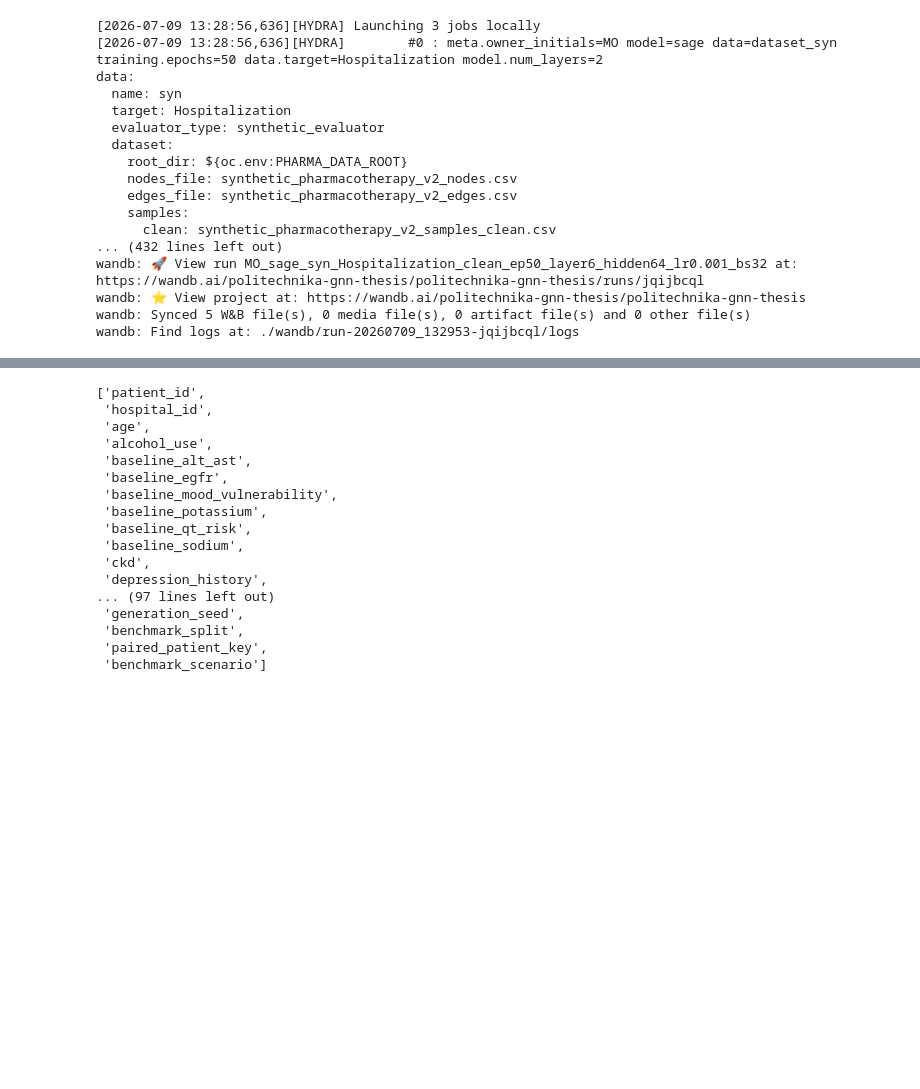
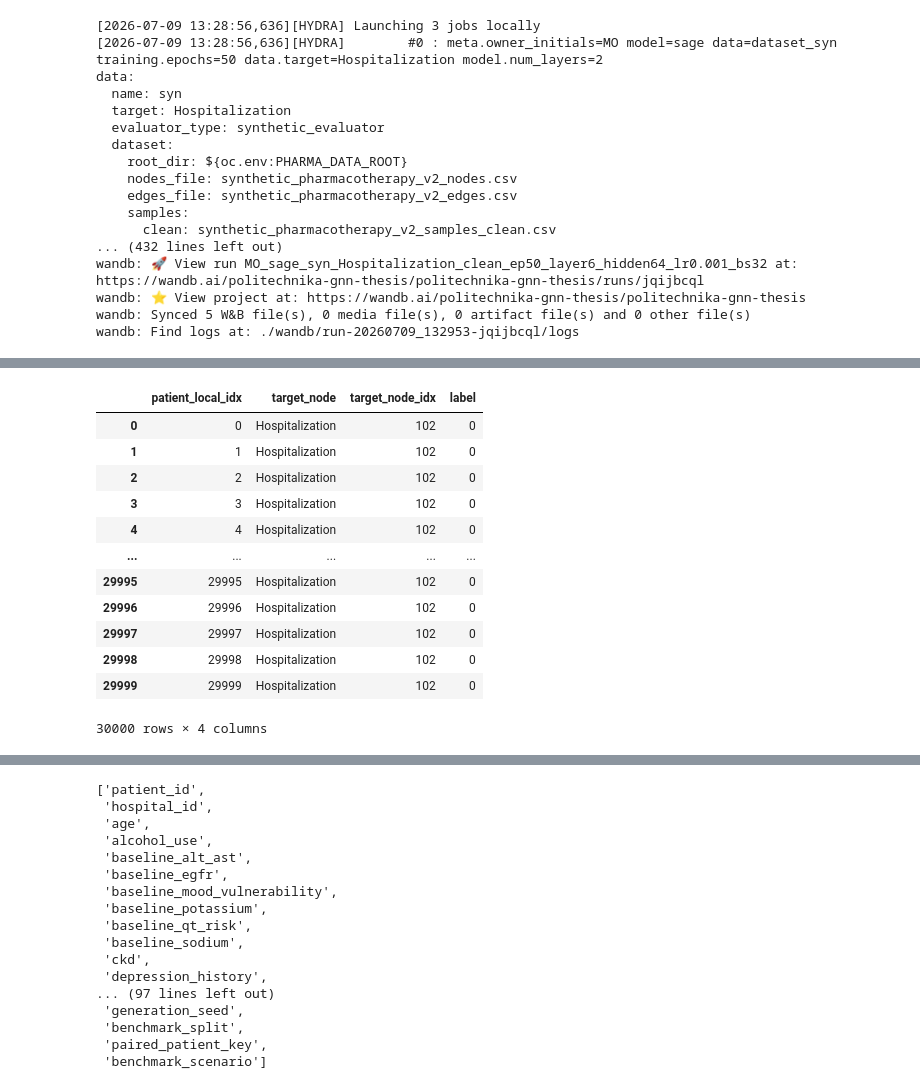
Before and after one commit to MoniaO/GraphNeuralNetwork_Thesis, a Jupyter notebook: notebooks/train_setup_colab.ipynb, the cells around one changed output, grey strips where cells are left out. Drawn from its saved outputs; the diff is of its cells as text; code cells hidden in the pictures; blank space fills up the shorter version.

```diff
--- a/notebooks/train_setup_colab.ipynb
+++ b/notebooks/train_setup_colab.ipynb
@@ -269,0 +825,7 @@ x,y,z,a=build_combined_splits(cfg)
+# %%
+splits=build_combined_splits(cfg)
+# %%
+all=splits['all']
+train=splits['train']
+valid=splits['valid']
+test=splits['test']
@@ -269,0 +840,5 @@ x,y,z,a=build_combined_splits(cfg)
+# %%
+#dag - struktura grafu
+node_to_idx = structural['node_to_idx']
+structural_edges = structural['structural_edges']
+node_index = structural['node_index']
@@ -269,0 +859,18 @@ x,y,z,a=build_combined_splits(cfg)
+# %%
+patient_graph =build_patient_graph_for_split(train, node_to_idx, ["Hospitalization"], train)
+# %%
+patient_graph['link_labels']
+# %% [output]
+|  | patient_local_idx | target_node | target_node_idx | label |
+| 0 | 0 | Hospitalization | 102 | 0 |
+| 1 | 1 | Hospitalization | 102 | 0 |
+| 2 | 2 | Hospitalization | 102 | 0 |
+| 3 | 3 | Hospitalization | 102 | 0 |
+| 4 | 4 | Hospitalization | 102 | 0 |
+| ... | ... | ... | ... | ... |
+| 29995 | 29995 | Hospitalization | 102 | 0 |
+| 29996 | 29996 | Hospitalization | 102 | 0 |
+| 29997 | 29997 | Hospitalization | 102 | 0 |
+| 29998 | 29998 | Hospitalization | 102 | 0 |
+| 29999 | 29999 | Hospitalization | 102 | 0 |
+30000 rows × 4 columns
```
Also changed, not shown: parts of 46 cells of this notebook.
